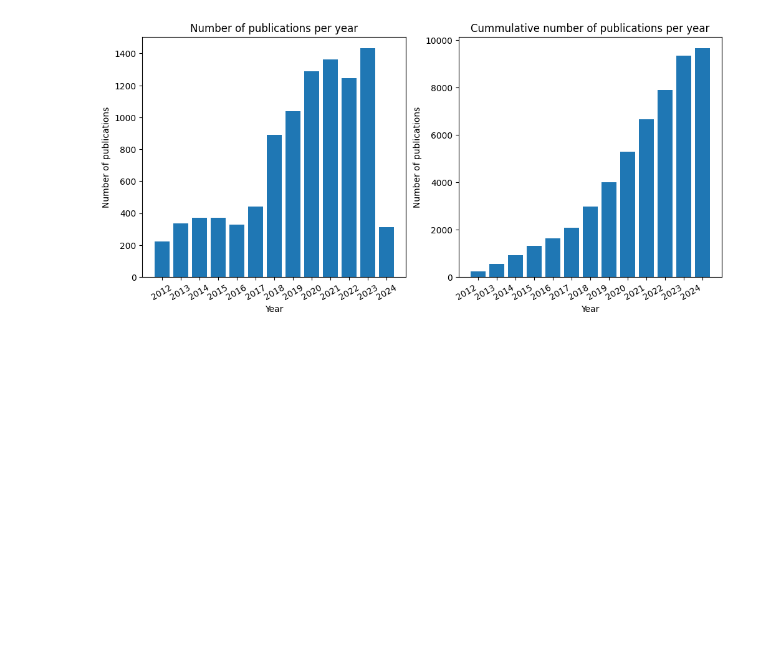
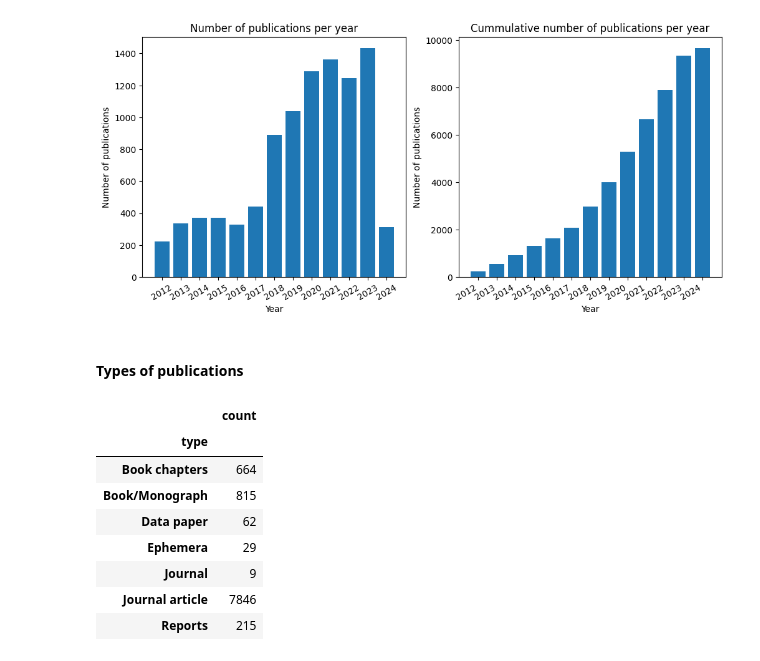
Before and after one commit to lifewatch/user-analysis-2023, a Jupyter notebook: notebooks/1a_publication_number_stats.ipynb, the cells around one changed output. Cells and saved outputs as stored; diff of their text form; code cells hidden in the pictures; blank space fills up the shorter version.

```diff
--- a/notebooks/1a_publication_number_stats.ipynb
+++ b/notebooks/1a_publication_number_stats.ipynb
@@ -129,3 +129,20 @@ ax[1].set_xticklabels(pubs_per_publishyear.index.astype(str), rotation=30, ha='r
 plt.show()
 # %% [output]
 [figure]
+# %% [markdown]
+#### Types of publications
+# %%
+pub_types = publication_info_12_24.groupby('type').nunique()[['publication']].rename(columns={'publication':'count'})
+
+# Table
+pub_types
+# %% [output]
+|  | count |
+| type |  |
+| Book chapters | 664 |
+| Book/Monograph | 815 |
+| Data paper | 62 |
+| Ephemera | 29 |
+| Journal | 9 |
+| Journal article | 7846 |
+| Reports | 215 |
```
Also changed, not shown: parts of 1 cell of this notebook.
